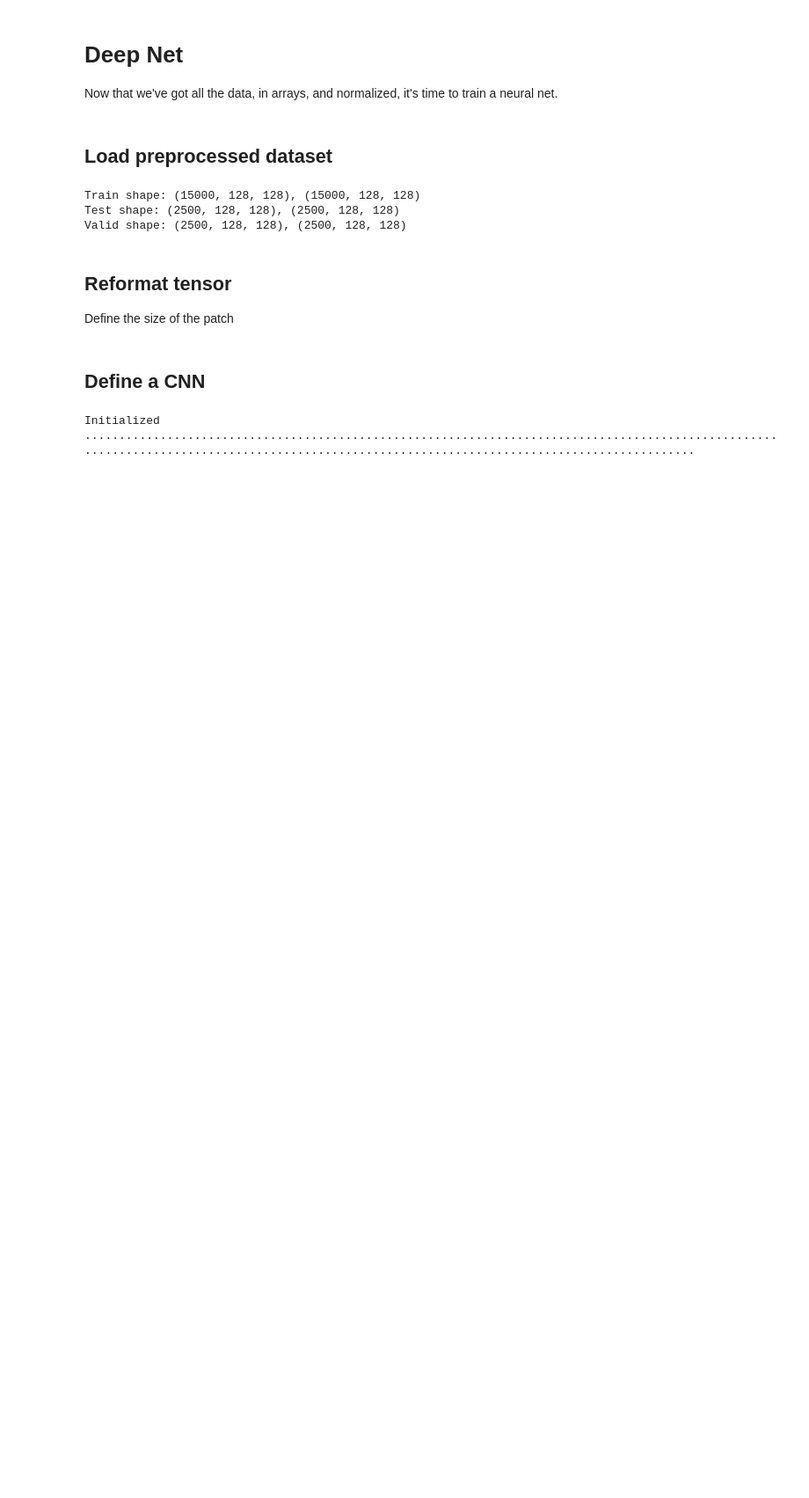
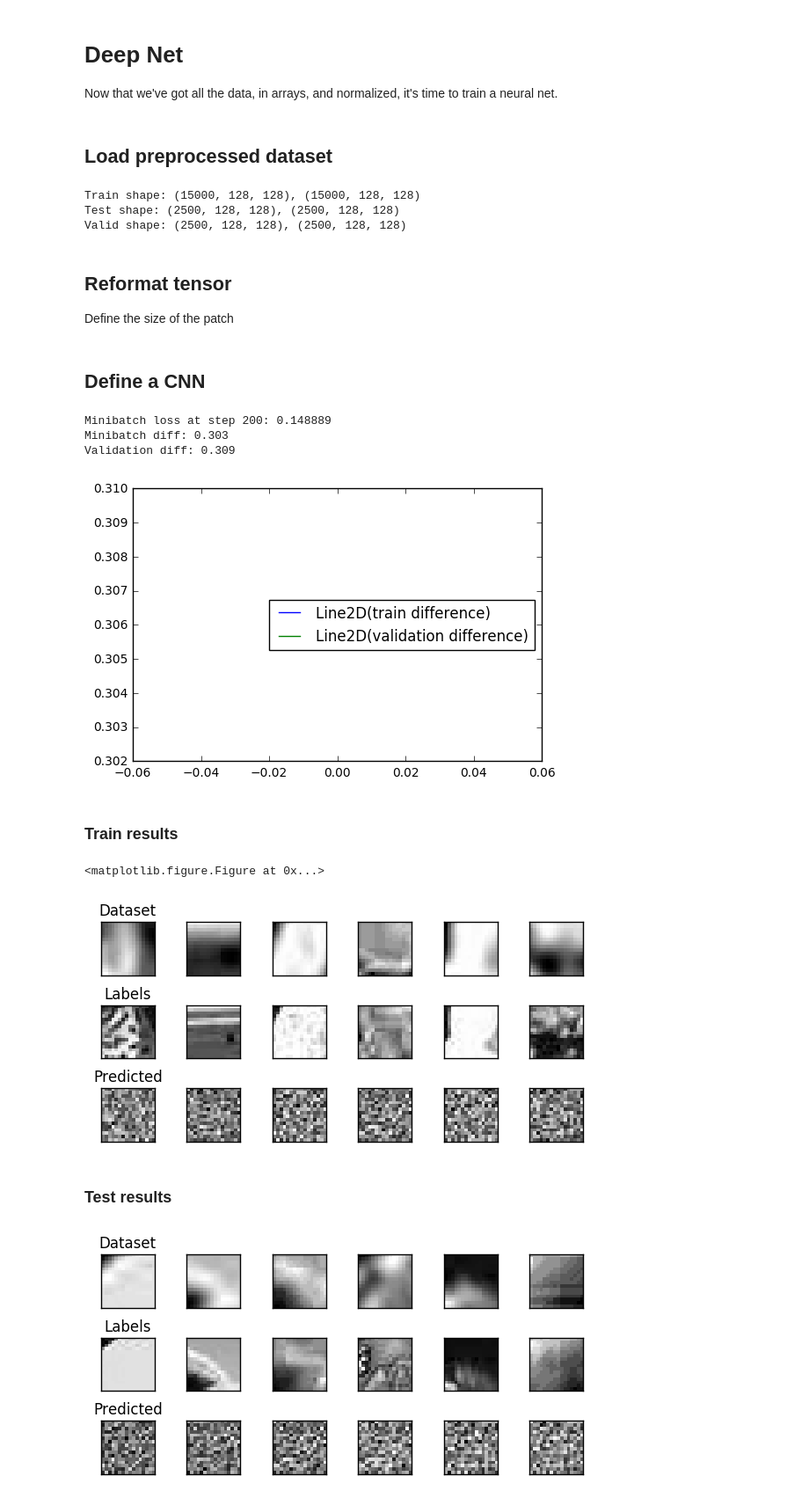
Before and after one commit to lucasdupin/ml-image-scaling, a Jupyter notebook: 2_autoencoder.ipynb, the cells around one changed output. Shown: that part at 88% size. Drawn from its saved outputs; the diff is of its cells as text; code cells hidden in the pictures; blank space fills up the shorter version.

```diff
--- a/2_autoencoder.ipynb
+++ b/2_autoencoder.ipynb
@@ -132,10 +156,11 @@ def difference(predictions, labels):
 #     return np.sqrt(np.sum(diff ** 2))
 # %%
 save_step = 10000
-preview_step = 1000
+preview_step = 200
 examples_to_show = 6
 
 keep_training = True
+row_names = ("Dataset", "Labels", "Predicted")
 
 # Accuracy arrays to draw a chart
 minibatch_diff = [];
@@ -147,6 +172,25 @@ def show_stats():
     plt.legend([handle1, handle2], loc="best")
     plt.show()
     plt.draw()
+
+def show_plot(train, labels, predictions):
+    # Compare original images with their reconstructions
+    f, a = plt.subplots(3, examples_to_show, figsize=(examples_to_show, 3))
+    # Hide labels
+    for axis in f.axes:
+        axis.set_xticks([])
+        axis.set_yticks([])
+    # Row names
+    for axis, row_name in zip(a[:,0], row_names):
+        axis.set_title(row_name)
+
+    for i in range(examples_to_show):
+        image_shape = patch_size
+        a[0][i].imshow(np.reshape(train[i], image_shape), cmap="gray", interpolation="nearest")
+        a[1][i].imshow(np.reshape(labels[i], image_shape), cmap="gray", interpolation="nearest")
+        a[2][i].imshow(np.reshape(predictions[i], image_shape), cmap="gray", interpolation="nearest")
+    f.tight_layout()
+    plt.show()
 
 def get_patches(dataset, labels, batch_start):
     batch_data = np.empty((batch_size, patch_size[0]*patch_size[1]))
@@ -206,52 +250,43 @@ with tf.Session(graph=graph) as session:
                 v_total.append(difference(valid_predictions, valid_labels))
             v_diff = sum(v_total) / len(v_total)
             val_diff.append(v_diff)
 
             # Validation images
             random_batch = random.randint(0, valid_batches-1)
             valid_data, valid_labels = get_patches(X_valid, y_valid, random_batch * batch_size)
             valid_predictions = session.run(y_pred, feed_dict= {
                 tf_X : valid_data
             })
 
             clear_output()
             print("Minibatch loss at step %d: %f" % (step, l))
             print("Minibatch diff: %.3f" % m_diff)
             print("Validation diff: %.3f" % v_diff)
 
             show_stats()
 
-            display(Markdown("Train results"))
-            # Compare original images with their reconstructions
-            f, a = plt.subplots(3, examples_to_show, figsize=(examples_to_show, 3))
-            for i in range(examples_to_show):
-                image_shape = patch_size
-                a[0][i].imshow(np.reshape(batch_data[i], image_shape), cmap="gray", interpolation="nearest")
-                a[1][i].imshow(np.reshape(batch_labels[i], image_shape), cmap="gray", interpolation="nearest")
-                a[2][i].imshow(np.reshape(train_predictions[i], image_shape), cmap="gray", interpolation="nearest")
-            f.show()
-            plt.show()
+            display(Markdown("### Train results"))
+            show_plot(batch_data, batch_labels, train_predictions)
 
-            display(Markdown("Test results"))
-            # Compare original images with their reconstructions
-            f, a = plt.subplots(3, examples_to_show, figsize=(examples_to_show, 3))
-            for i in range(examples_to_show):
-                image_shape = patch_size
-                a[0][i].imshow(np.reshape(valid_data[i], image_shape), cmap="gray", interpolation="nearest")
-                a[1][i].imshow(np.reshape(valid_labels[i], image_shape), cmap="gray", interpolation="nearest")
-                a[2][i].imshow(np.reshape(valid_predictions[i], image_shape), cmap="gray", interpolation="nearest")
-            f.show()
-            plt.show()
+            display(Markdown("### Test results"))
+            show_plot(valid_data, valid_labels, valid_predictions)
 
 
         if (step % save_step == 0):
             save_path = saver.save(session, ("model_global_step_%s_chart_step_%s.ckpt" % (step, len(minibatch_diff))))
             print("Model saved in file: %s" % save_path)
 
 #     test_predictions = session.run(y_pred, feed_dict= {
 #         tf_X: X_test[:n_hidden_1]
 #     })
 #     print('Test difference: %.1f' % difference(test_predictions[:n_hidden_1], y_test[:n_hidden_1]))
 # %% [output]
-Initialized
-..............................................................................................................................................................................................
+Minibatch loss at step 200: 0.148889
+Minibatch diff: 0.303
+Validation diff: 0.309
+[figure, added]
+### Train results
+<matplotlib.figure.Figure at 0x...>
+[figure, added]
+### Test results
+[figure, added]
```
Also changed, not shown: parts of 5 cells of this notebook.
